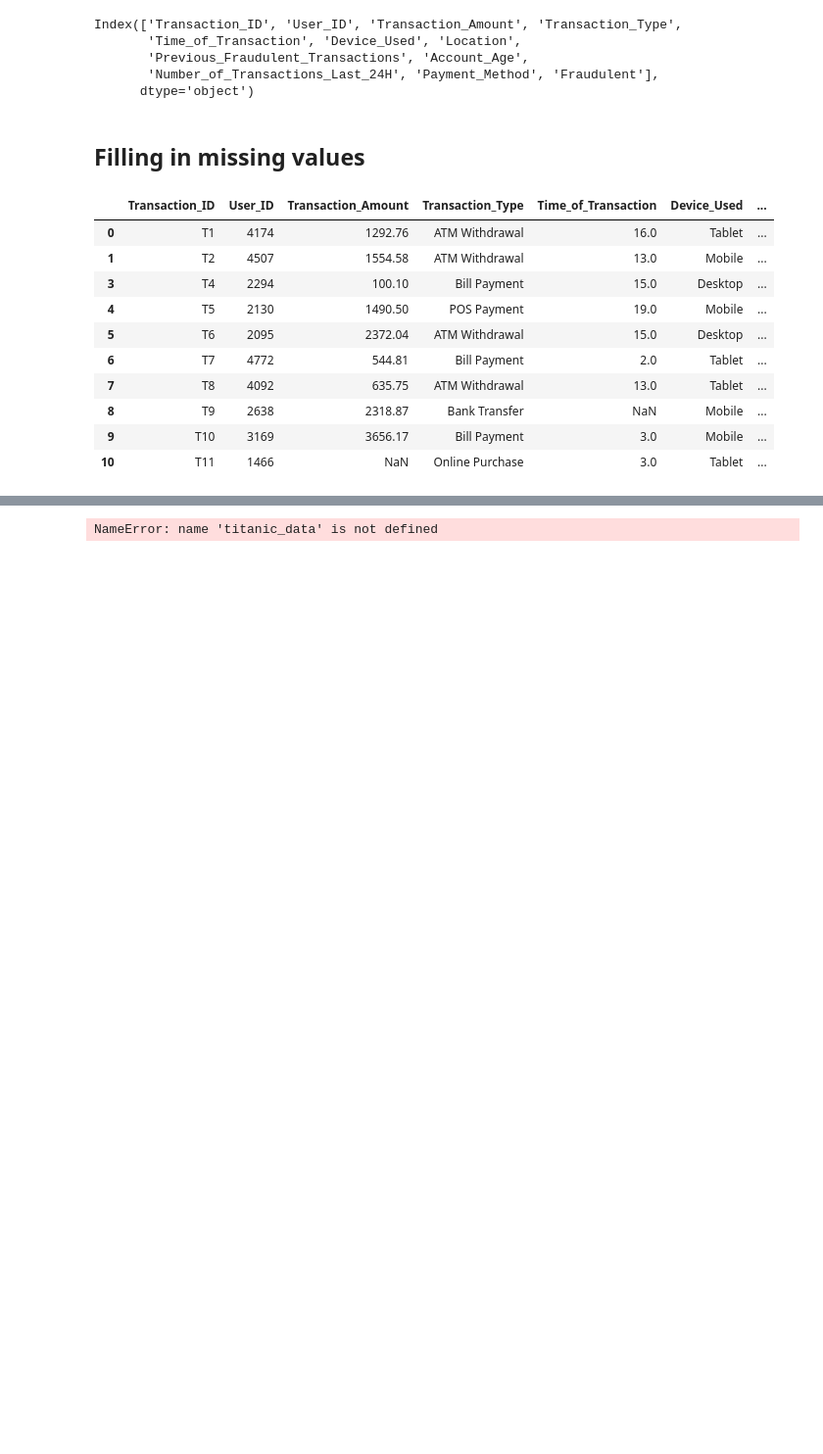
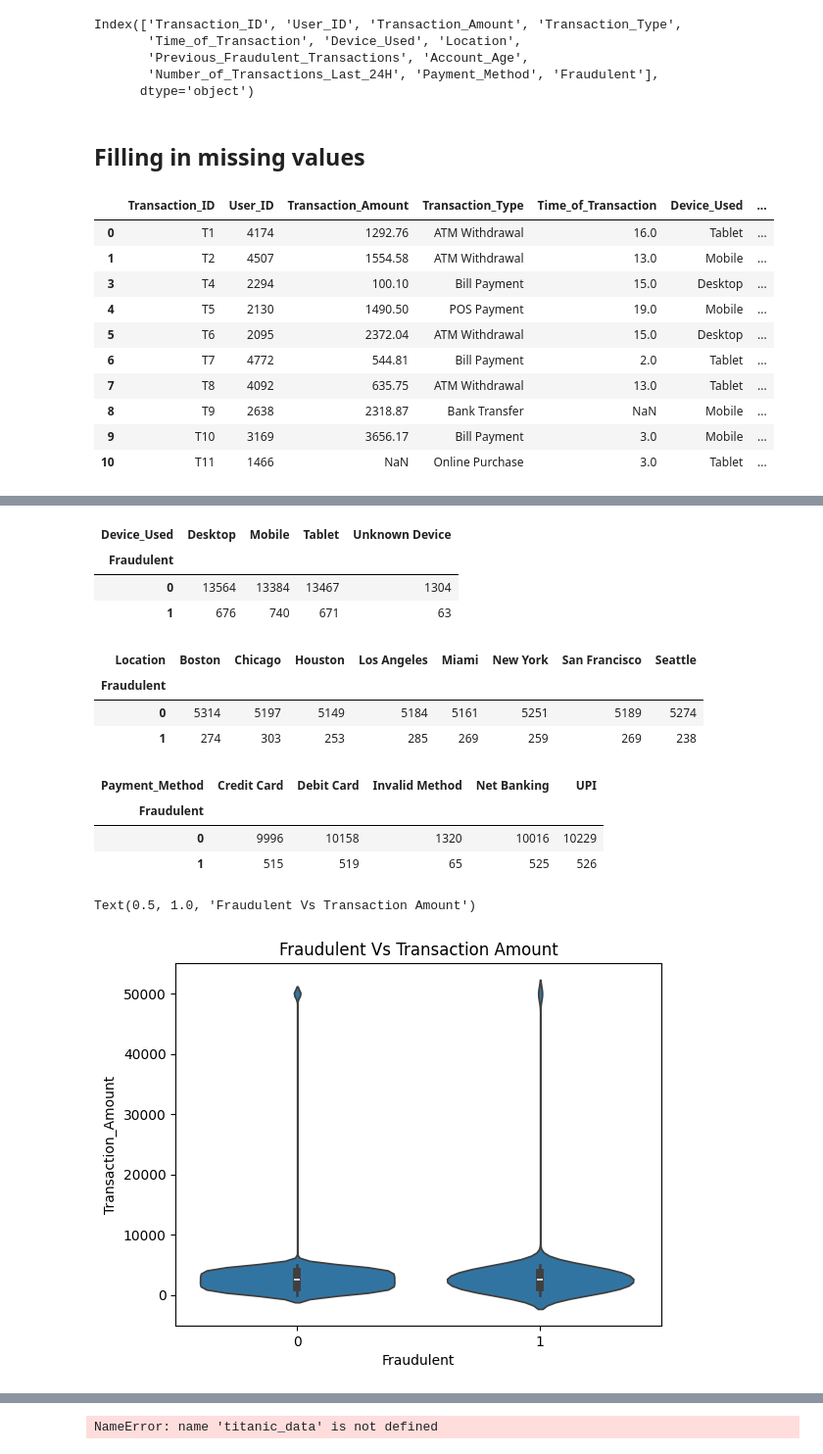
Before and after one commit to schuberte2026/DS_Project, a Jupyter notebook: Data Cleaning.ipynb, the cells around one changed output, grey strips where cells are left out. Shown at 98% size. Cells and saved outputs as stored; diff of their text form; code cells hidden in the pictures; blank space fills up the shorter version.

```diff
--- a/Data Cleaning.ipynb
+++ b/Data Cleaning.ipynb
@@ -92,0 +109,36 @@ fraud_df.head(10)
+# %%
+device_table = pd.pivot_table(fraud_df, index="Fraudulent", values="Transaction_ID", columns="Device_Used", aggfunc="count")
+#type_table["ATM Withdrawal"] = type_table["ATM Withdrawal"]/(type_table["ATM Withdrawal"].sum())
+device_table
+#sns.heatmap(device_table)
+# %% [output]
+| Device_Used | Desktop | Mobile | Tablet | Unknown Device |
+| Fraudulent |  |  |  |  |
+| 0 | 13564 | 13384 | 13467 | 1304 |
+| 1 | 676 | 740 | 671 | 63 |
+# %%
+location_table = pd.pivot_table(fraud_df, index="Fraudulent", values="Transaction_ID", columns="Location", aggfunc="count")
+#type_table["ATM Withdrawal"] = type_table["ATM Withdrawal"]/(type_table["ATM Withdrawal"].sum())
+location_table
+#sns.heatmap(device_table)
+# %% [output]
+| Location | Boston | Chicago | Houston | Los Angeles | Miami | New York | San Francisco | Seattle |
+| Fraudulent |  |  |  |  |  |  |  |  |
+| 0 | 5314 | 5197 | 5149 | 5184 | 5161 | 5251 | 5189 | 5274 |
+| 1 | 274 | 303 | 253 | 285 | 269 | 259 | 269 | 238 |
+# %%
+method_table = pd.pivot_table(fraud_df, index="Fraudulent", values="Transaction_ID", columns="Payment_Method", aggfunc="count")
+#type_table["ATM Withdrawal"] = type_table["ATM Withdrawal"]/(type_table["ATM Withdrawal"].sum())
+method_table
+#sns.heatmap(device_table)
+# %% [output]
+| Payment_Method | Credit Card | Debit Card | Invalid Method | Net Banking | UPI |
+| Fraudulent |  |  |  |  |  |
+| 0 | 9996 | 10158 | 1320 | 10016 | 10229 |
+| 1 | 515 | 519 | 65 | 525 | 526 |
+# %%
+amount_plot = sns.violinplot(data=fraud_df, x="Fraudulent", y="Transaction_Amount")
+amount_plot.set_title("Fraudulent Vs Transaction Amount")
+# %% [output]
+Text(0.5, 1.0, 'Fraudulent Vs Transaction Amount')
+[figure, added]
```
Also changed, not shown: parts of 5 cells of this notebook.
